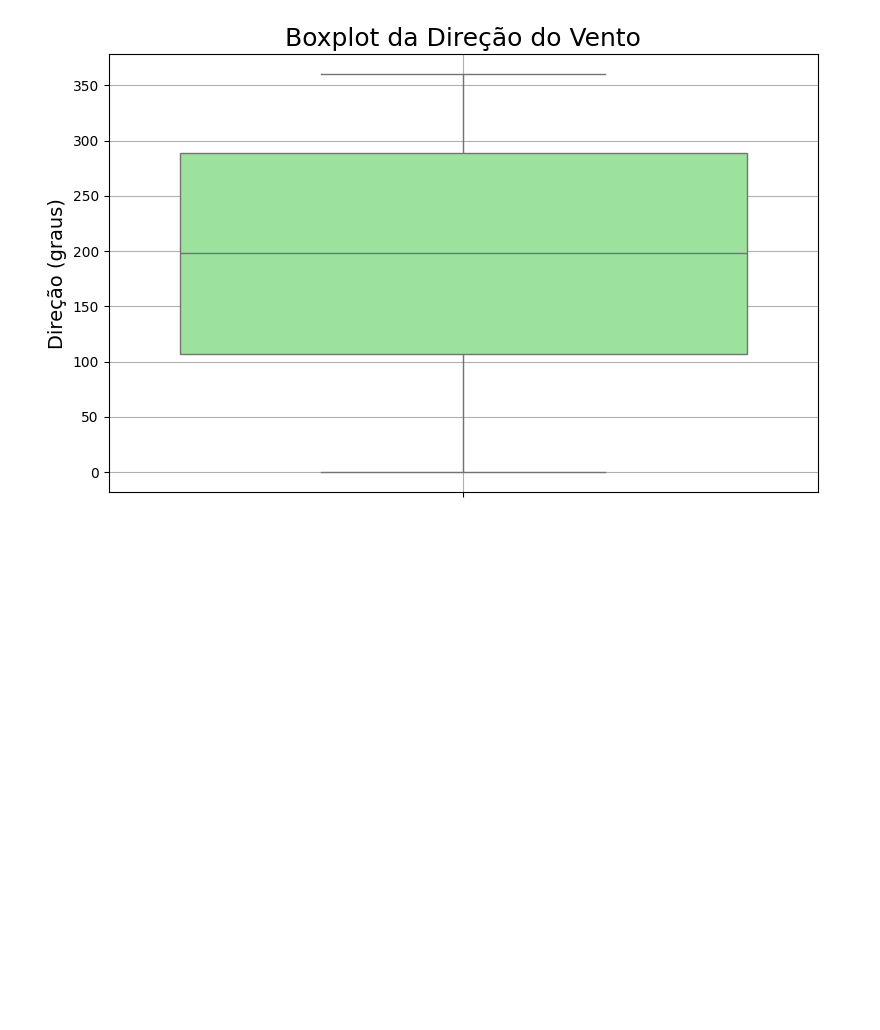
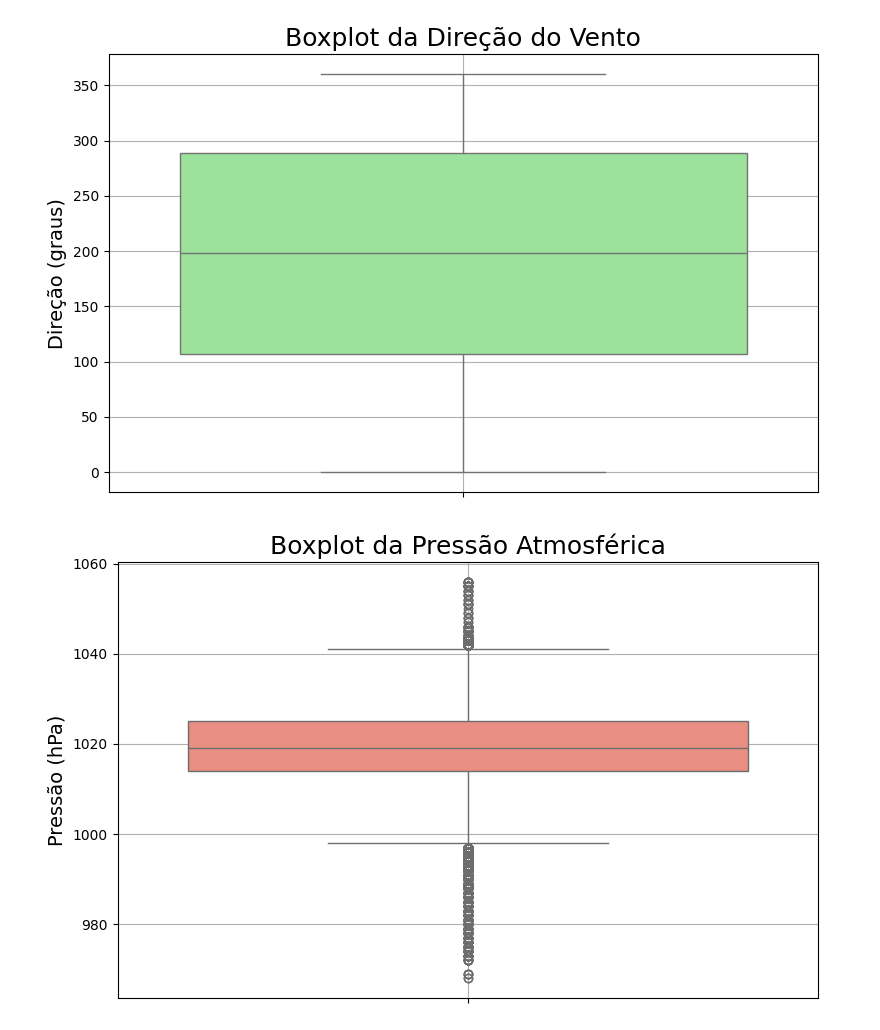
Before and after one commit to LANDOSOUZA/inteligencia_artificial_2025, a Jupyter notebook: aula_5/aula-5_exercicios.ipynb, the cells around one changed output. Saved outputs shown, nothing was run; the diff lists cells and outputs as text; code cells hidden in the pictures; blank space fills up the shorter version.

Commit message:
Update aula-5_exercicios.ipynb
Exercício H

```diff
--- a/aula_5/aula-5_exercicios.ipynb
+++ b/aula_5/aula-5_exercicios.ipynb
@@ -247,3 +247,16 @@ plt.tight_layout()
 plt.show()
 # %% [output]
 [figure]
+# %%
+#Exercício H:
+#Boxplot da pressão
+
+plt.figure(figsize=(8, 5))
+sns.boxplot(y=df['pressão'], color='salmon')
+plt.title('Boxplot da Pressão Atmosférica', fontsize=18)
+plt.ylabel('Pressão (hPa)', fontsize=14)
+plt.grid(True)
+plt.tight_layout()
+plt.show()
+# %% [output]
+[figure, added]
```
